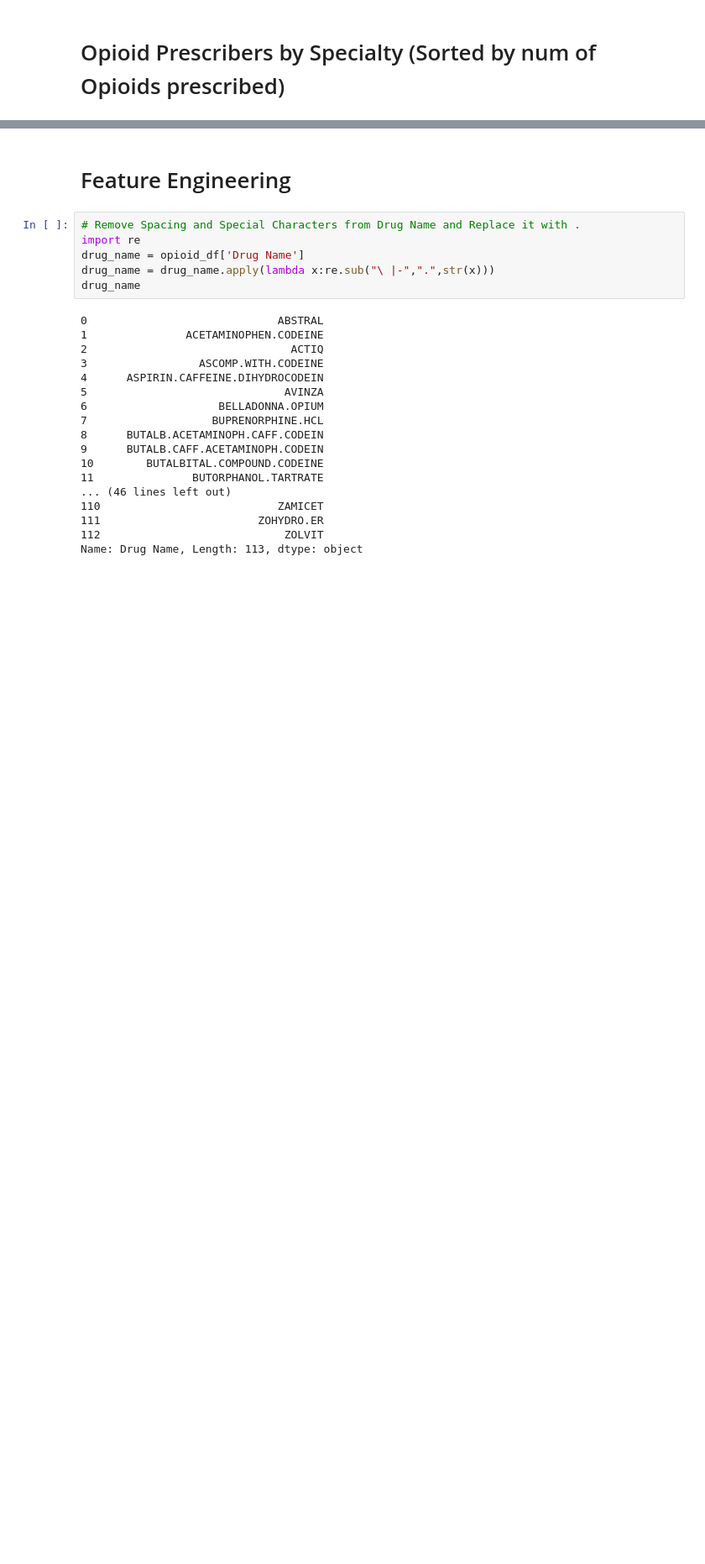
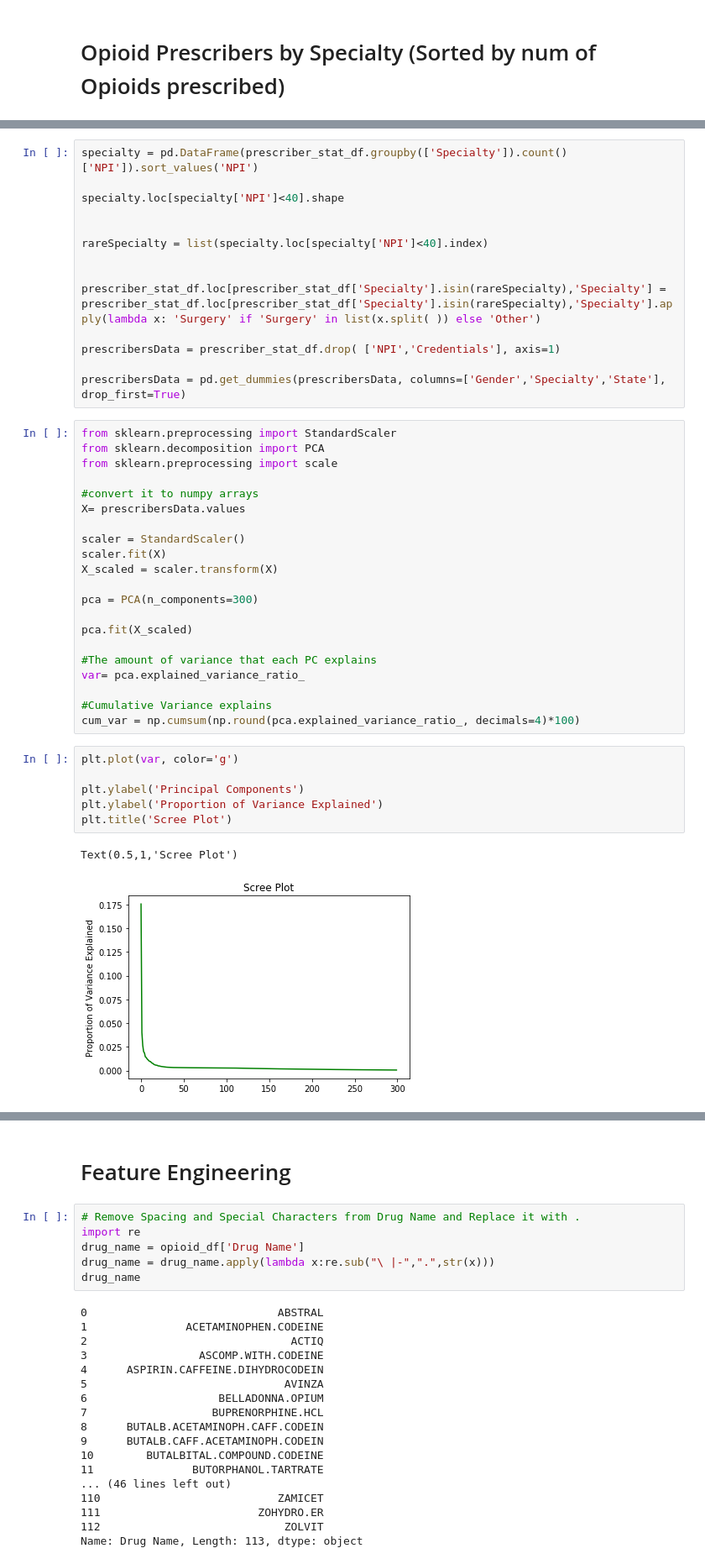
Before and after one commit to akshaytambe/Opioid-Prescription-Predictive-Analysis, a Jupyter notebook: apt321_apb462_Project_Notebook_Final.ipynb, the cells around one changed output, grey strips where cells are left out. Shown: that part at 84% size. Saved outputs shown, nothing was run; the diff lists cells and outputs as text; blank space fills up the shorter version.

```diff
--- a/apt321_apb462_Project_Notebook_Final.ipynb
+++ b/apt321_apb462_Project_Notebook_Final.ipynb
@@ -348,0 +353,44 @@ plt.legend([p1[0], p2[0]], ["Did not prescribe opioids","Prescribed opioids"], f
+# %%
+specialty = pd.DataFrame(prescriber_stat_df.groupby(['Specialty']).count()['NPI']).sort_values('NPI')
+
+specialty.loc[specialty['NPI']<40].shape
+
+
+rareSpecialty = list(specialty.loc[specialty['NPI']<40].index)
+
+
+prescriber_stat_df.loc[prescriber_stat_df['Specialty'].isin(rareSpecialty),'Specialty'] = prescriber_stat_df.loc[prescriber_stat_df['Specialty'].isin(rareSpecialty),'Specialty'].apply(lambda x: 'Surgery' if 'Surgery' in list(x.split( )) else 'Other')
+
+prescribersData = prescriber_stat_df.drop( ['NPI','Credentials'], axis=1)
+
+prescribersData = pd.get_dummies(prescribersData, columns=['Gender','Specialty','State'], drop_first=True)
+# %%
+from sklearn.preprocessing import StandardScaler
+from sklearn.decomposition import PCA
+from sklearn.preprocessing import scale
+
+#convert it to numpy arrays
+X= prescribersData.values
+
+scaler = StandardScaler()
+scaler.fit(X)
+X_scaled = scaler.transform(X)
+
+pca = PCA(n_components=300)
+
+pca.fit(X_scaled)
+
+#The amount of variance that each PC explains
+var= pca.explained_variance_ratio_
+
+#Cumulative Variance explains
+cum_var = np.cumsum(np.round(pca.explained_variance_ratio_, decimals=4)*100)
+# %%
+plt.plot(var, color='g')
+
+plt.ylabel('Principal Components')
+plt.ylabel('Proportion of Variance Explained')
+plt.title('Scree Plot')
+# %% [output]
+Text(0.5,1,'Scree Plot')
+[figure, added]
```
Also changed, not shown: parts of 21 cells of this notebook.
